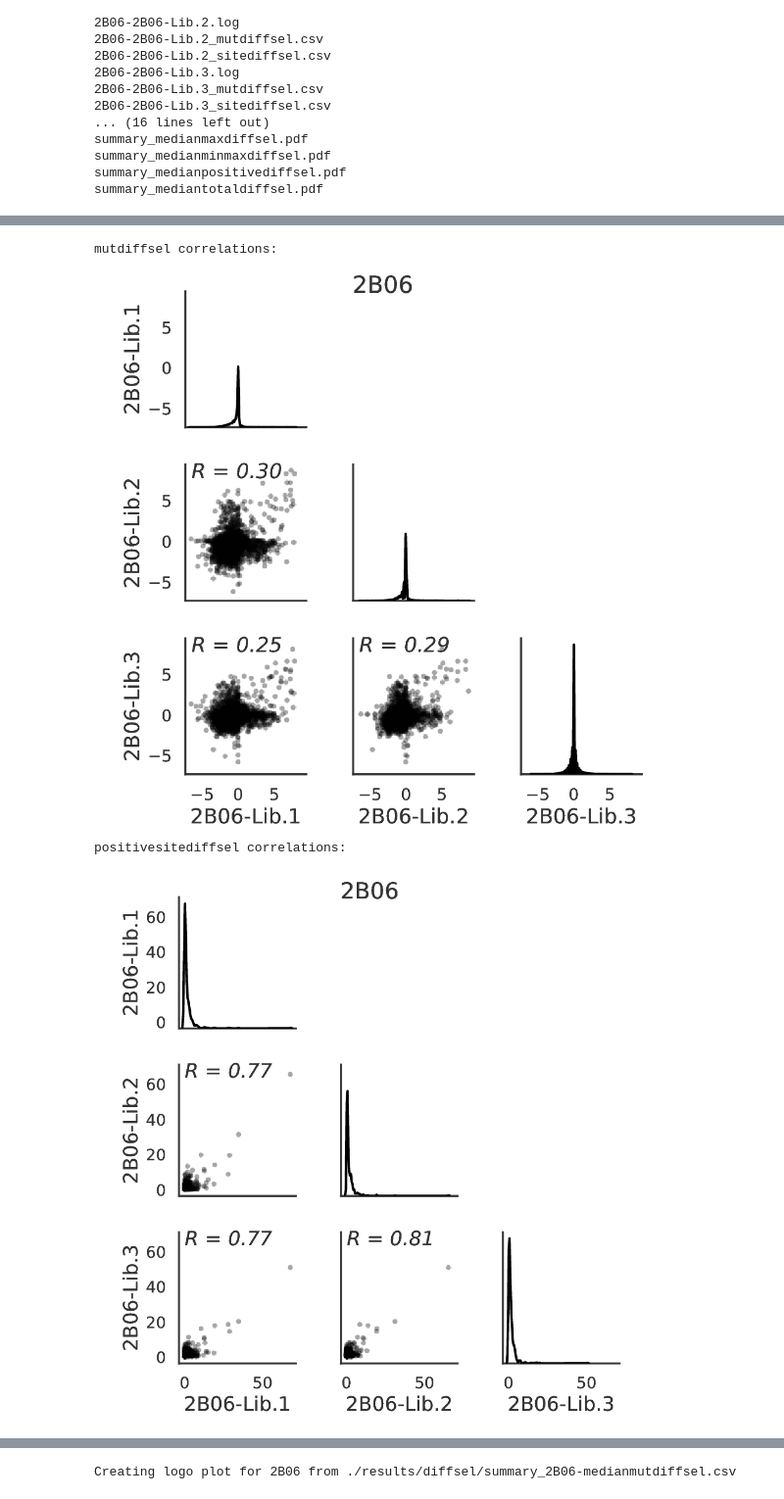
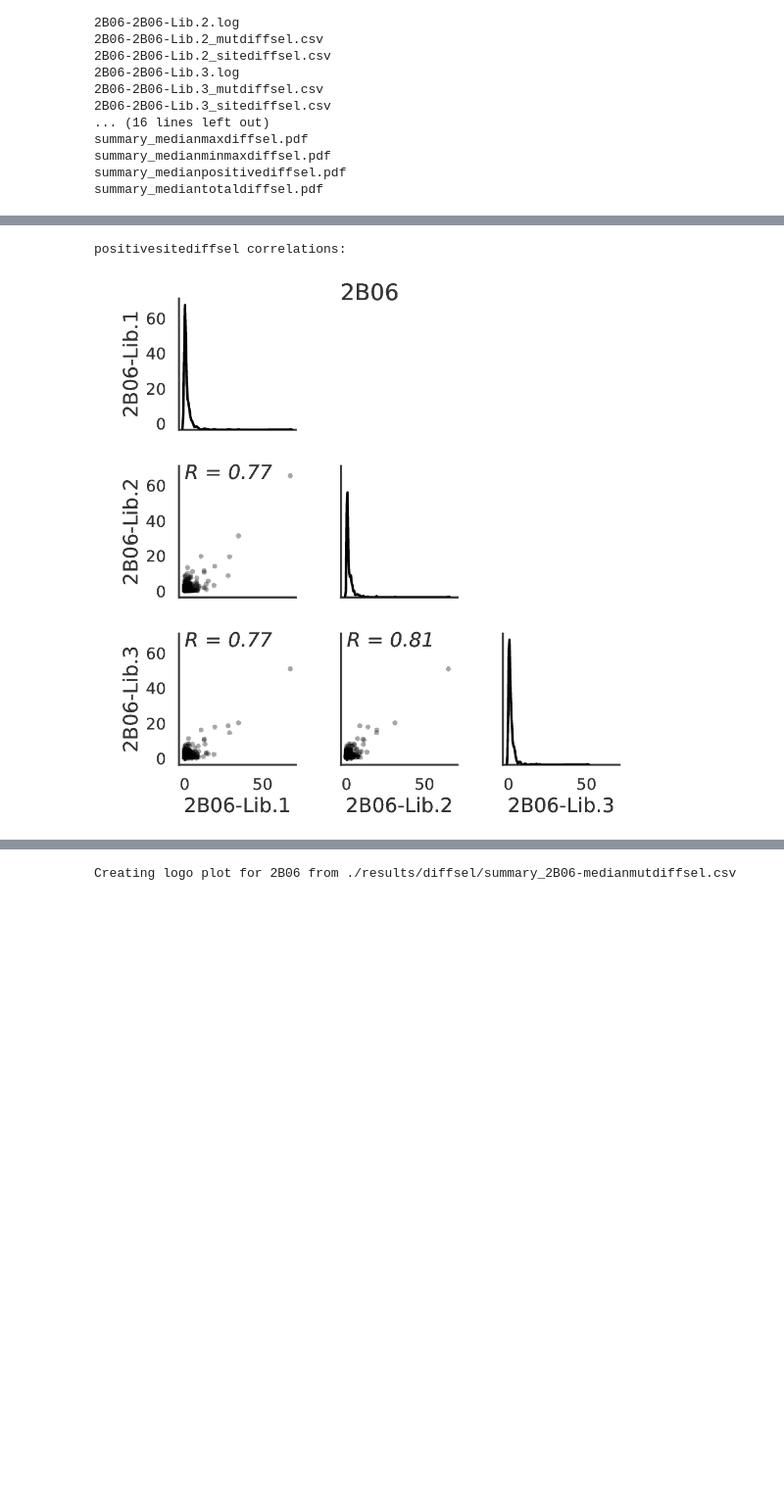
Before and after one commit to jbloomlab/2B06_DMS, a Jupyter notebook: analysis_notebook.ipynb, the cells around one changed output, grey strips where cells are left out. Shown at 98% size. Cells and saved outputs as stored; diff of their text form; code cells hidden in the pictures; blank space fills up the shorter version.

```diff
--- a/analysis_notebook.ipynb
+++ b/analysis_notebook.ipynb
@@ -282,17 +287,15 @@ Running [dms2_batch_diffsel](https://jbloomlab.github.io/dms_tools2/dms2_batch_d
 # %%
 diffselprefix = os.path.join(diffseldir, 'summary_')
 groups = diffselbatch['group'].unique()
 
-for seltype in ['mutdiffsel', 'positivesitediffsel']:
+for seltype in ['positivesitediffsel']:
     print("\n{0} correlations:".format(seltype))
     plots = []
     for g in groups:
         plot = diffselprefix + g + '-' + seltype + 'corr.pdf'
         plots.append(plot)
     showPDF(plots)
 # %% [output]
-mutdiffsel correlations:
+positivesitediffsel correlations:
-[figure, old version]
+[figure, new version]
-positivesitediffsel correlations:
-[figure, removed]
 # %% [markdown]
```
Also changed, not shown: parts of 35 cells of this notebook.
